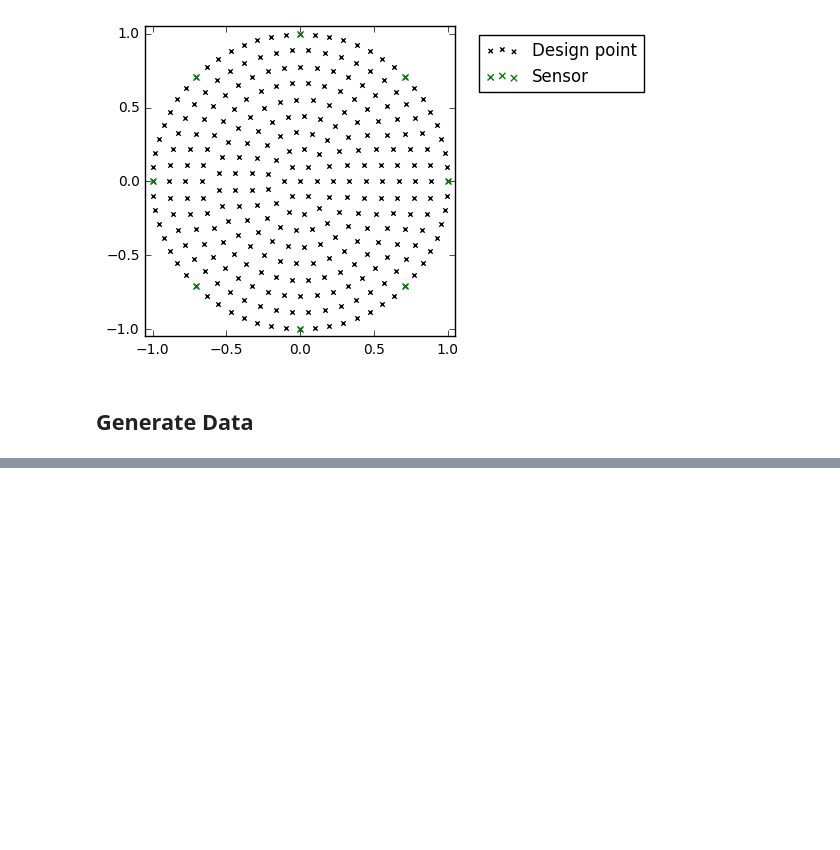
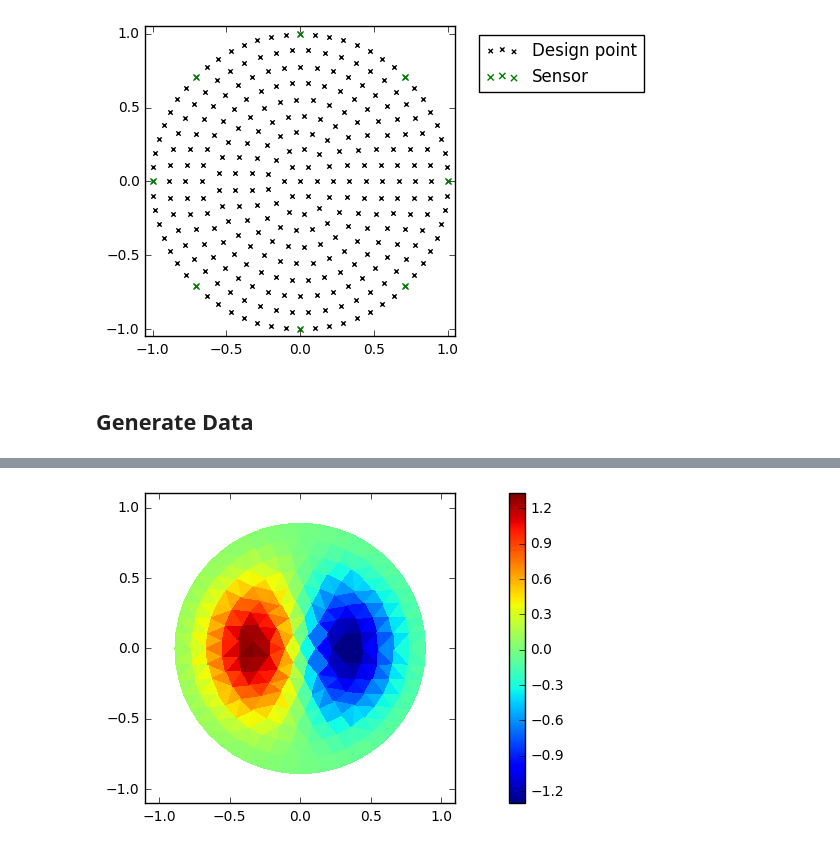
Before and after one commit to jcockayne/hydrocyclone_code, a Jupyter notebook: notebooks/Sim_Data_Gen.ipynb, the cells around one changed output, grey strips where cells are left out. Cells and saved outputs as stored; diff of their text form; code cells hidden in the pictures; blank space fills up the shorter version.

```diff
--- a/notebooks/Sim_Data_Gen.ipynb
+++ b/notebooks/Sim_Data_Gen.ipynb
@@ -215,3 +219,7 @@ plt.savefig(os.path.join(dest, 'field.pdf'))
+# %%
+plot_circle(design_int[:,0], design_int[:,1], grad_ball_function(design_int, center, size)[:,0])
+# %% [output]
+[figure, added]
 # %%
 for o in all_obs:
     plt.figure(figsize=(10,3))
```
Also changed, not shown: parts of 4 cells of this notebook, 5 other files.
